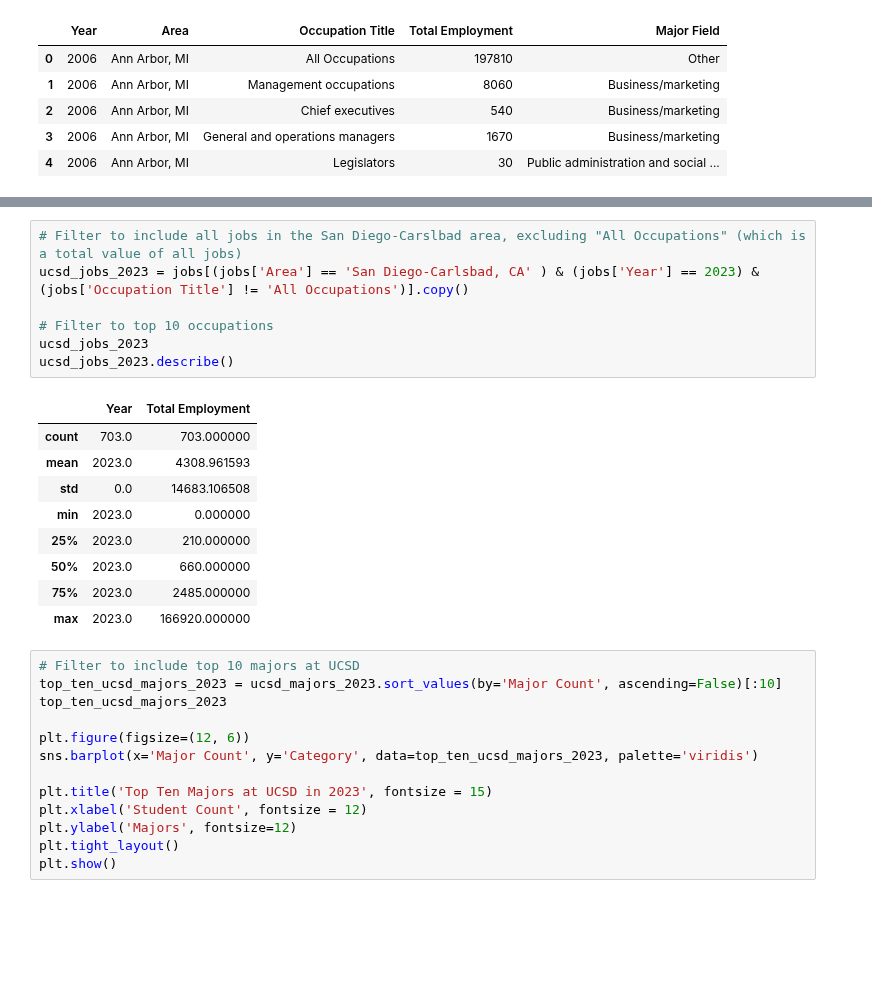
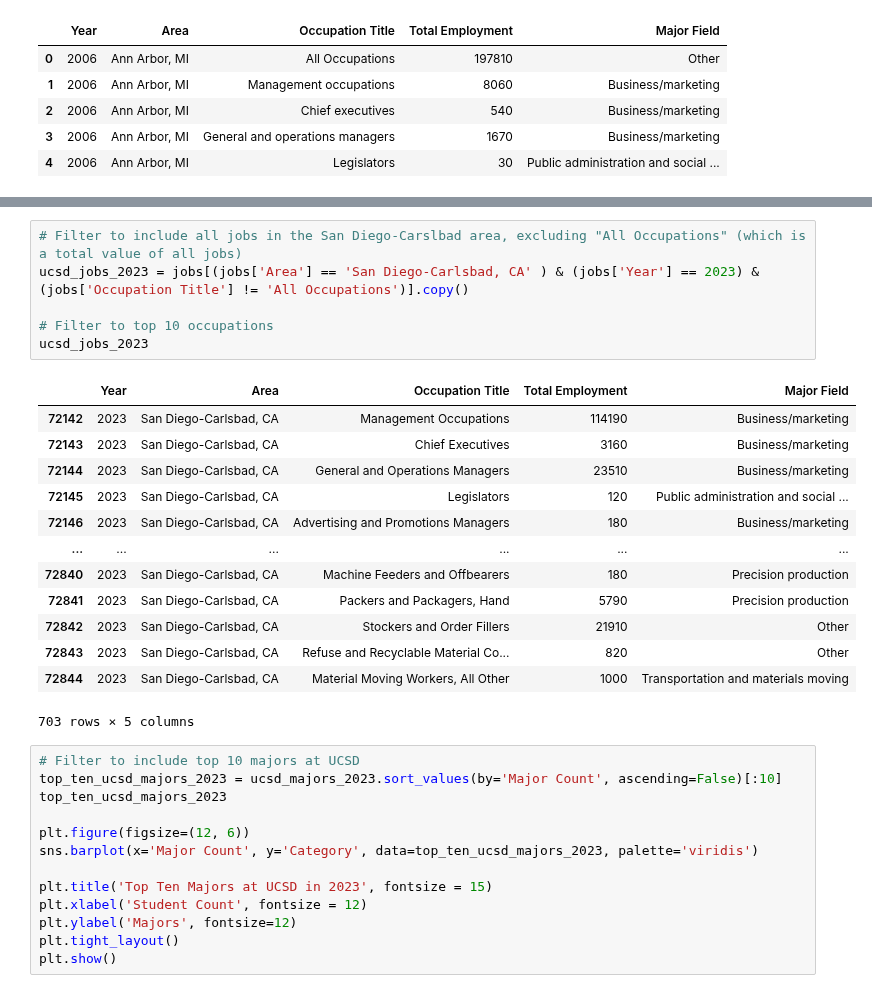
Before and after one commit to michaelhe999/COGS-108-Project, a Jupyter notebook: EDACheckpoint_Group109-FA24.ipynb, the cells around one changed output, grey strips where cells are left out. Drawn from its saved outputs; the diff is of its cells as text; blank space fills up the shorter version.

```diff
--- a/EDACheckpoint_Group109-FA24.ipynb
+++ b/EDACheckpoint_Group109-FA24.ipynb
@@ -891,20 +893,23 @@ ucsd_majors_2023.head()
 # %%
 # Filter to include all jobs in the San Diego-Carslbad area, excluding "All Occupations" (which is a total value of all jobs)
 ucsd_jobs_2023 = jobs[(jobs['Area'] == 'San Diego-Carlsbad, CA' ) & (jobs['Year'] == 2023) & (jobs['Occupation Title'] != 'All Occupations')].copy()
 
 # Filter to top 10 occupations
 ucsd_jobs_2023
-ucsd_jobs_2023.describe()
 # %% [output]
-|  | Year | Total Employment |
-| count | 703.0 | 703.000000 |
-| mean | 2023.0 | 4308.961593 |
-| std | 0.0 | 14683.106508 |
-| min | 2023.0 | 0.000000 |
-| 25% | 2023.0 | 210.000000 |
-| 50% | 2023.0 | 660.000000 |
-| 75% | 2023.0 | 2485.000000 |
-| max | 2023.0 | 166920.000000 |
+|  | Year | Area | Occupation Title | Total Employment | Major Field |
+| 72142 | 2023 | San Diego-Carlsbad, CA | Management Occupations | 114190 | Business/marketing |
+| 72143 | 2023 | San Diego-Carlsbad, CA | Chief Executives | 3160 | Business/marketing |
+| 72144 | 2023 | San Diego-Carlsbad, CA | General and Operations Managers | 23510 | Business/marketing |
+| 72145 | 2023 | San Diego-Carlsbad, CA | Legislators | 120 | Public administration and social ... |
+| 72146 | 2023 | San Diego-Carlsbad, CA | Advertising and Promotions Managers | 180 | Business/marketing |
+| ... | ... | ... | ... | ... | ... |
+| 72840 | 2023 | San Diego-Carlsbad, CA | Machine Feeders and Offbearers | 180 | Precision production |
+| 72841 | 2023 | San Diego-Carlsbad, CA | Packers and Packagers, Hand | 5790 | Precision production |
+| 72842 | 2023 | San Diego-Carlsbad, CA | Stockers and Order Fillers | 21910 | Other |
+| 72843 | 2023 | San Diego-Carlsbad, CA | Refuse and Recyclable Material Co... | 820 | Other |
+| 72844 | 2023 | San Diego-Carlsbad, CA | Material Moving Workers, All Other | 1000 | Transportation and materials moving |
+703 rows × 5 columns
 # %%
 # Filter to include top 10 majors at UCSD
 top_ten_ucsd_majors_2023 = ucsd_majors_2023.sort_values(by='Major Count', ascending=False)[:10]
```
Also changed, not shown: parts of 26 cells of this notebook.
